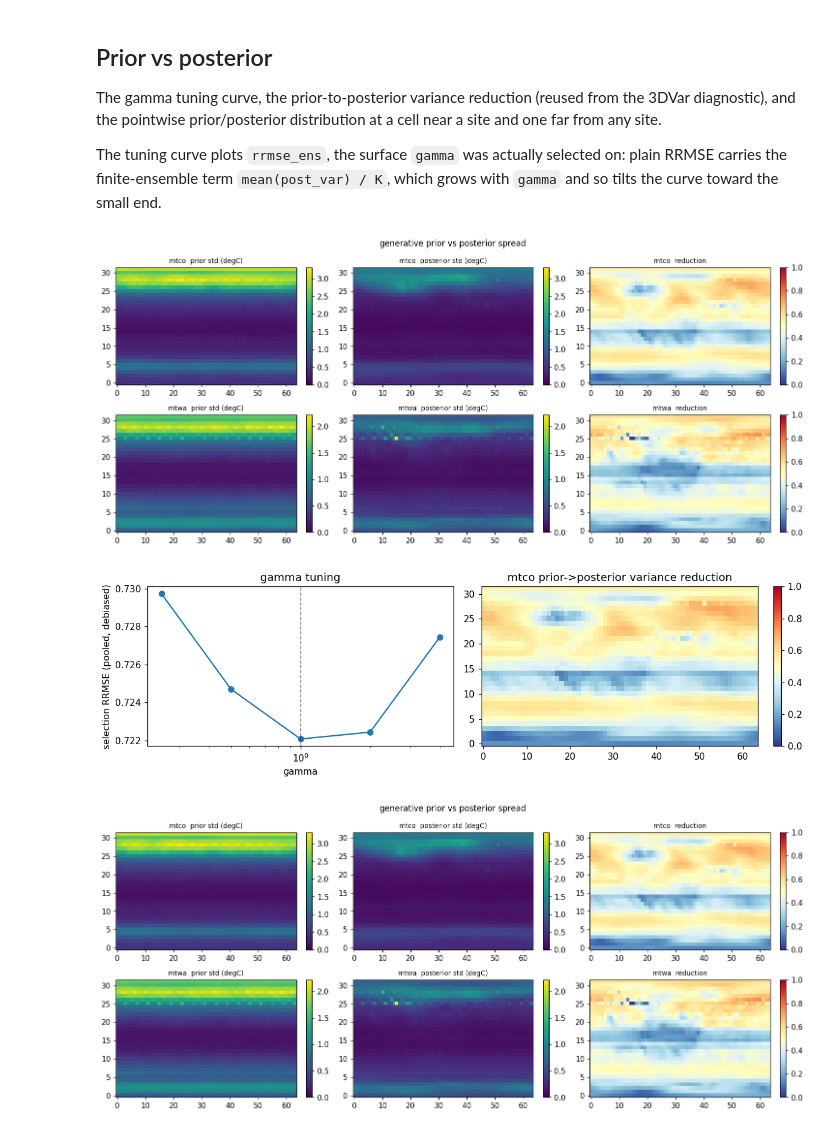
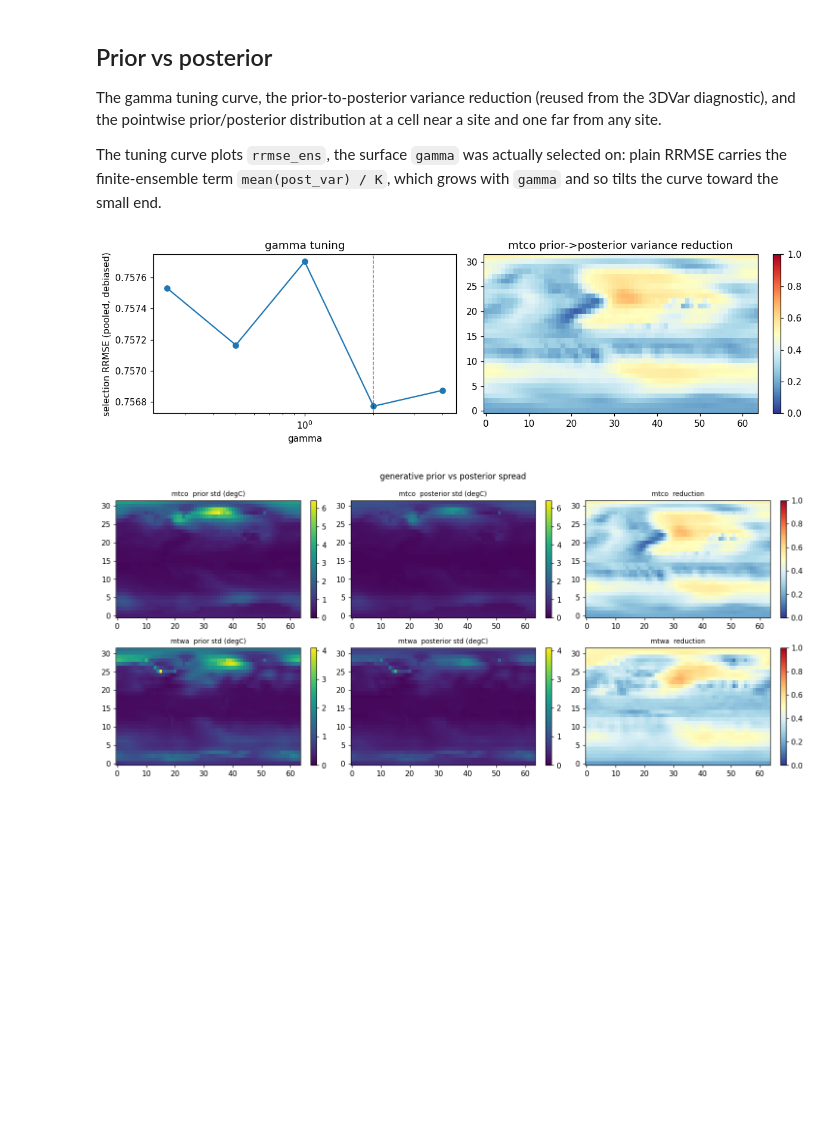
Before and after one commit to evgeni-g-georgiev/sparse_paleoclimate_field_reconstruction, a Jupyter notebook: notebooks/10_generative_prior.ipynb, the cells around one changed output. Cells and saved outputs as stored; diff of their text form; code cells hidden in the pictures; blank space fills up the shorter version.

```diff
--- a/notebooks/10_generative_prior.ipynb
+++ b/notebooks/10_generative_prior.ipynb
@@ -193,11 +233,11 @@ inconclusive rather than evidence of no overfitting.
 # %%
 from paleoreco.eval.diffusion import plot_loss_curves_diffusion
 
-for lane, search in (("chunkA", search_a), ("full", search_all)):
+for name, search in SEARCH.items():
     if search is None:
         continue
     plot_loss_curves_diffusion(
         search["history"], best_epoch=search["best_epoch"],
-        stop_epoch=search["stop_epoch"] - 1, title=f"{lane} prior",
-        save_path=str(FIG / f"loss_curves_{lane}.png"))
+        stop_epoch=search["stop_epoch"] - 1, title=f"{name} prior",
+        save_path=str(FIG / f"loss_curves_{name}.png"))
     plt.show()
@@ -355,32 +420,36 @@ The tuning curve plots `rrmse_ens`, the surface `gamma` was actually selected on
 plain RRMSE carries the finite-ensemble term `mean(post_var) / K`, which grows with
 `gamma` and so tilts the curve toward the small end.
 # %%
-M = pd.read_csv(OUT / "generative" / "metrics.csv")
-sel = M[(M.lane == "ppe") & (M.split == "selection") & (M.channel == "pooled")
-        & (M.do_event == "all") & (M.metric == "rrmse_ens")].sort_values("b_scale")
+if "ppe" in LANES:
+    M = pd.read_csv(OUT / "generative" / "metrics.csv")
+    sel = M[(M.lane == "ppe") & (M.split == "selection") & (M.channel == "pooled")
+            & (M.do_event == "all") & (M.metric == "rrmse_ens")].sort_values("b_scale")
 
-z = np.load(OUT / "generative" / "ppe_analysis.npz")
-fig, ax = plt.subplots(1, 2, figsize=(11, 3.4))
-ax[0].plot(sel["b_scale"], sel["value"], "o-"); ax[0].set_xscale("log")
-ax[0].axvline(float(z["b_scales"][0]), color="k", lw=1, ls="--", alpha=0.5)
-ax[0].set_xlabel("gamma"); ax[0].set_ylabel("selection RRMSE (pooled, debiased)")
-ax[0].set_title("gamma tuning")
+    z = np.load(OUT / "generative" / "ppe_analysis.npz")
+    safe_ppe = z["safe_valid"]
+    fig, ax = plt.subplots(1, 2, figsize=(11, 3.4))
+    ax[0].plot(sel["b_scale"], sel["value"], "o-"); ax[0].set_xscale("log")
+    ax[0].axvline(float(z["b_scales"][0]), color="k", lw=1, ls="--", alpha=0.5)
+    ax[0].set_xlabel("gamma"); ax[0].set_ylabel("selection RRMSE (pooled, debiased)")
+    ax[0].set_title("gamma tuning")
 
-red = da.uncertainty_reduction(z["prior_ens_var"], z["post_var"][0].mean(axis=0))
-im = ax[1].imshow(np.where(safe_all, red[0], np.nan), origin="lower", cmap="RdYlBu_r",
-                  vmin=0, vmax=1, aspect="auto")
-ax[1].set_title("mtco prior->posterior variance reduction")
-fig.colorbar(im, ax=ax[1], fraction=0.046)
-fig.tight_layout(); fig.savefig(FIG / "gamma_and_variance_reduction.png", bbox_inches="tight")
+    red = da.uncertainty_reduction(z["prior_ens_var"], z["post_var"][0].mean(axis=0))
+    im = ax[1].imshow(np.where(safe_ppe, red[0], np.nan), origin="lower", cmap="RdYlBu_r",
+                      vmin=0, vmax=1, aspect="auto")
+    ax[1].set_title("mtco prior->posterior variance reduction")
+    fig.colorbar(im, ax=ax[1], fraction=0.046)
+    fig.tight_layout()
+    fig.savefig(FIG / "gamma_and_variance_reduction.png", bbox_inches="tight")
+    plt.show()
 
-da.plot_prior_posterior_uncertainty(
-    z["prior_ens_var"], z["post_var"][0].mean(axis=0), safe_all, VARS,
-    title="generative prior vs posterior spread",
-    save_path=str(FIG / "uncertainty_reduction_generative.png"))
+    da.plot_prior_posterior_uncertainty(
+        z["prior_ens_var"], z["post_var"][0].mean(axis=0), safe_ppe, VARS,
+        title="generative prior vs posterior spread",
+        save_path=str(FIG / "uncertainty_reduction_generative.png"))
+    plt.show()
 # %% [output]
-[figure, old version]
+[figure, new version]
-[figure, old version]
+[figure, new version]
-[figure, removed]
 # %%
 # Pointwise prior vs posterior at a near-site and a far cell (mtco), for one truth.
 from paleoreco.assim.observations import observations_at_age
```
Also changed, not shown: parts of 14 cells of this notebook.
